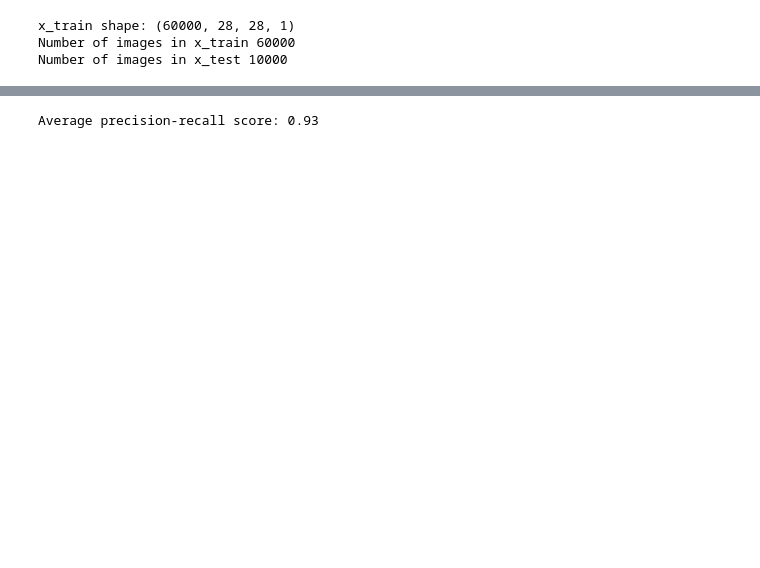
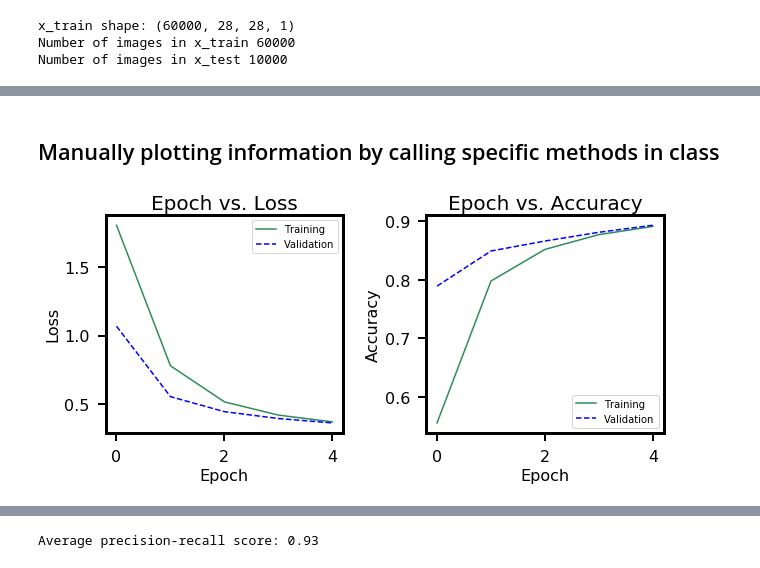
Before and after one commit to deepskies/DeepUtilities, a Jupyter notebook: Example_diagnostics.ipynb, the cells around one changed output, grey strips where cells are left out. Cells and saved outputs as stored; diff of their text form; code cells hidden in the pictures; blank space fills up the shorter version.

```diff
--- a/Example_diagnostics.ipynb
+++ b/Example_diagnostics.ipynb
@@ -156,0 +148,7 @@ plots.ROC_plot_sk()
+# %% [markdown]
+## Manually plotting information by calling specific methods in class
+# %%
+# specifying that we only want to plot loss and accuracy
+plots.plot_metrics_per_epoch(figsize = (10, 4), name_plot=[0, 1])
+# %% [output]
+[figure, added]
```
Also changed, not shown: parts of 28 cells of this notebook, 1 other file.
